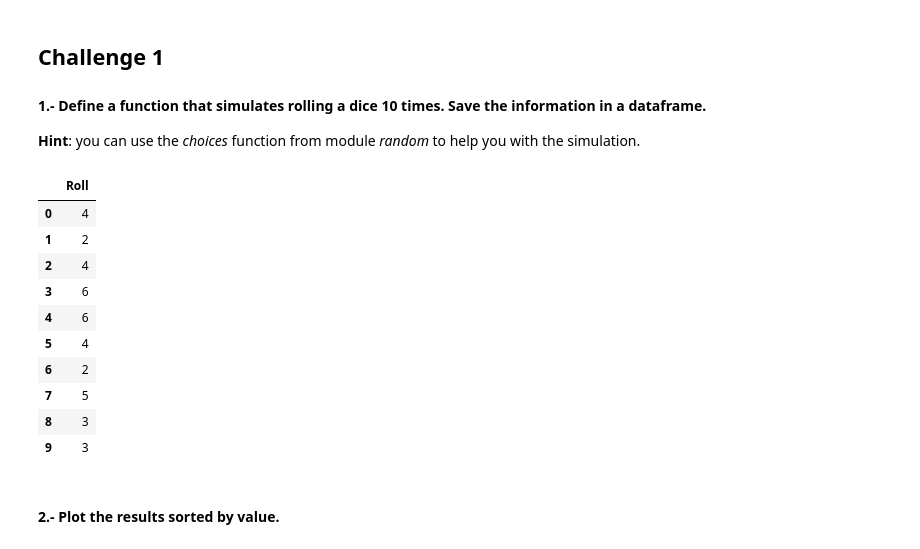
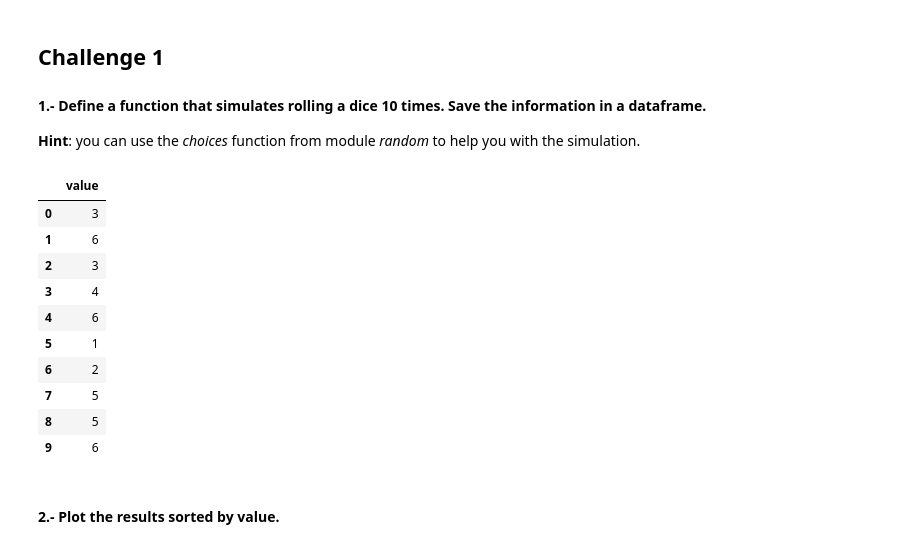
Before and after one commit to ta-data-lis/Descriptive-Stats, a Jupyter notebook: your-code/main.ipynb, the cells around one changed output. Cells and saved outputs as stored; diff of their text form; code cells hidden in the pictures.

```diff
--- a/your-code/main.ipynb
+++ b/your-code/main.ipynb
@@ -22,20 +22,20 @@ def roll10():
     return result
 # %%
 result10 = pd.DataFrame(roll10())
-result10.rename(columns = {0:'Roll'}, inplace = True)
+result10.rename(columns = {0:'value'}, inplace = True)
 result10
 # %% [output]
-|  | Roll |
-| 0 | 4 |
-| 1 | 2 |
-| 2 | 4 |
-| 3 | 6 |
+|  | value |
+| 0 | 3 |
+| 1 | 6 |
+| 2 | 3 |
+| 3 | 4 |
 | 4 | 6 |
-| 5 | 4 |
+| 5 | 1 |
 | 6 | 2 |
 | 7 | 5 |
-| 8 | 3 |
-| 9 | 3 |
+| 8 | 5 |
+| 9 | 6 |
 # %% [markdown]
 #### 2.- Plot the results sorted by value.
 # %%
```
Also changed, not shown: parts of 20 cells of this notebook.
